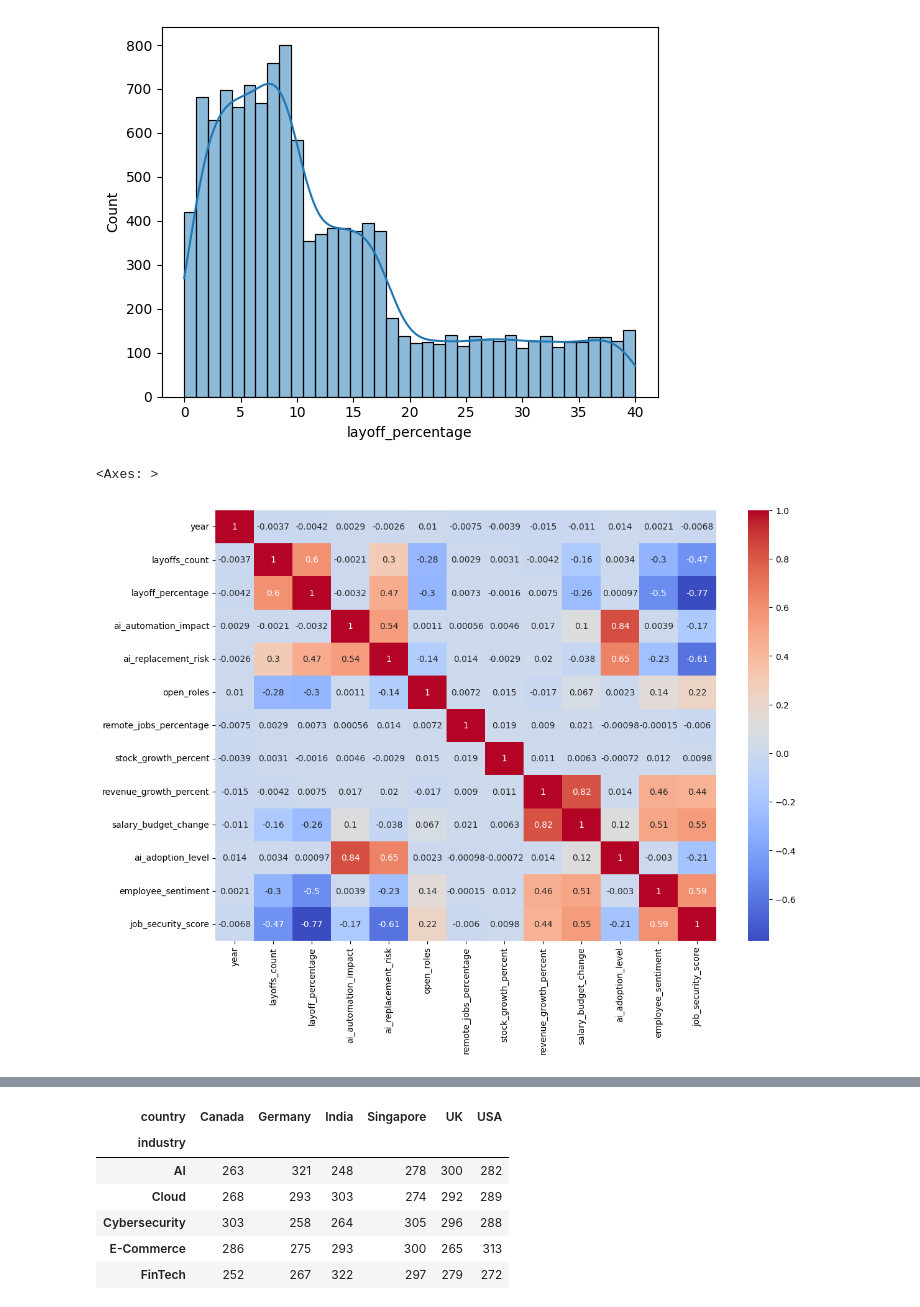
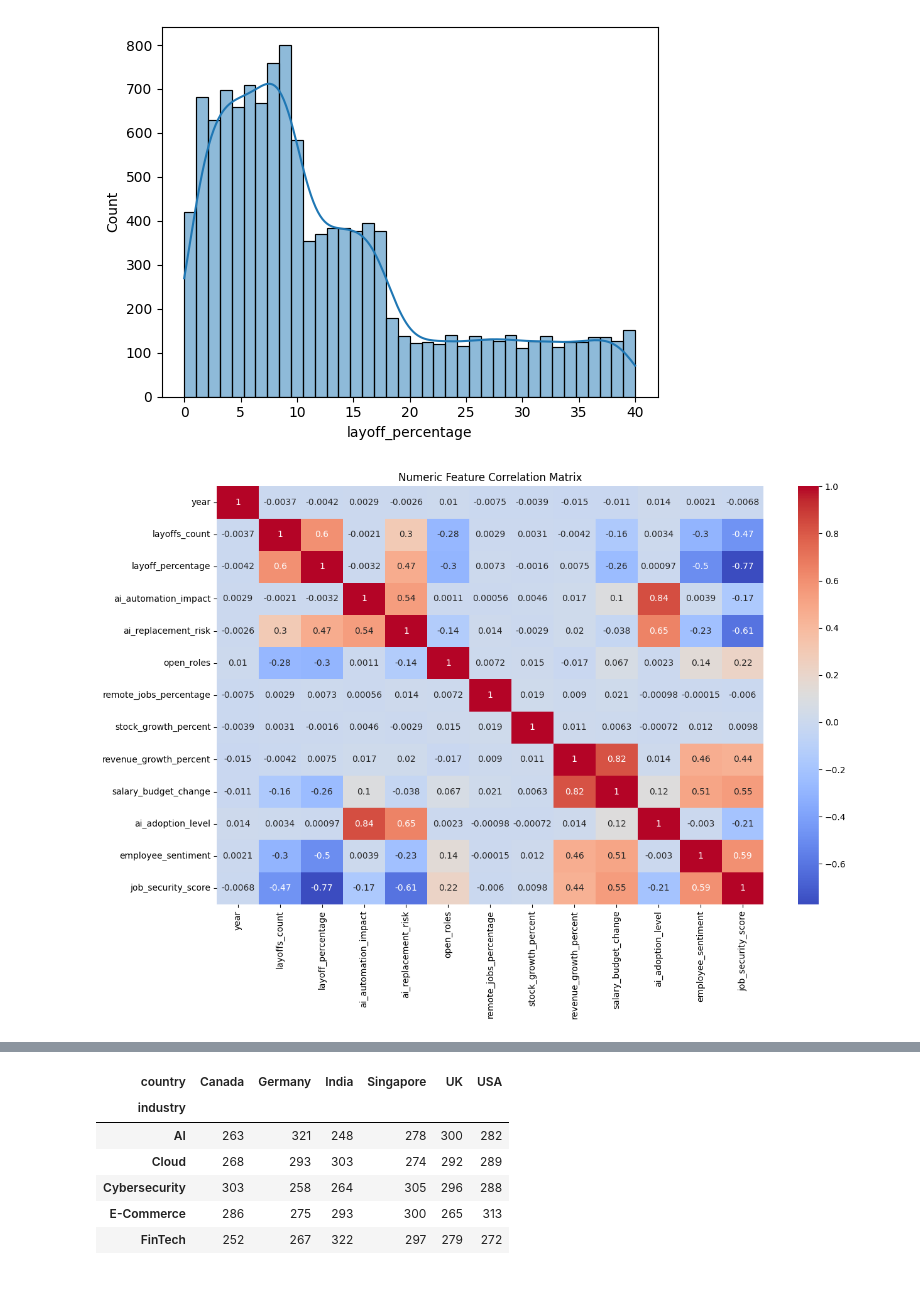
Before and after one commit to Ishasavani1402/Machin_Learning, a Jupyter notebook: LAYOFF_COUNT_PREDICTION/ml.ipynb, the cells around one changed output, grey strips where cells are left out. Drawn from its saved outputs; the diff is of its cells as text; code cells hidden in the pictures.

```diff
--- a/LAYOFF_COUNT_PREDICTION/ml.ipynb
+++ b/LAYOFF_COUNT_PREDICTION/ml.ipynb
@@ -64,10 +72,12 @@ plt.show()
 # %%
 plt.figure(figsize=(13,9))
 numeric_cols = df.select_dtypes(include=['int64','float64'])
 sns.heatmap(numeric_cols.corr(), annot=True, cmap='coolwarm')
+plt.title('Numeric Feature Correlation Matrix')
+plt.tight_layout()
+plt.show()
 # %% [output]
-<Axes: >
-[figure, old version]
+[figure, new version]
 # %%
 from scipy.stats import chi2_contingency
 categorical_cols = df.select_dtypes(include=["object", "category", "bool"]).columns
```
Also changed, not shown: parts of 5 cells of this notebook.
